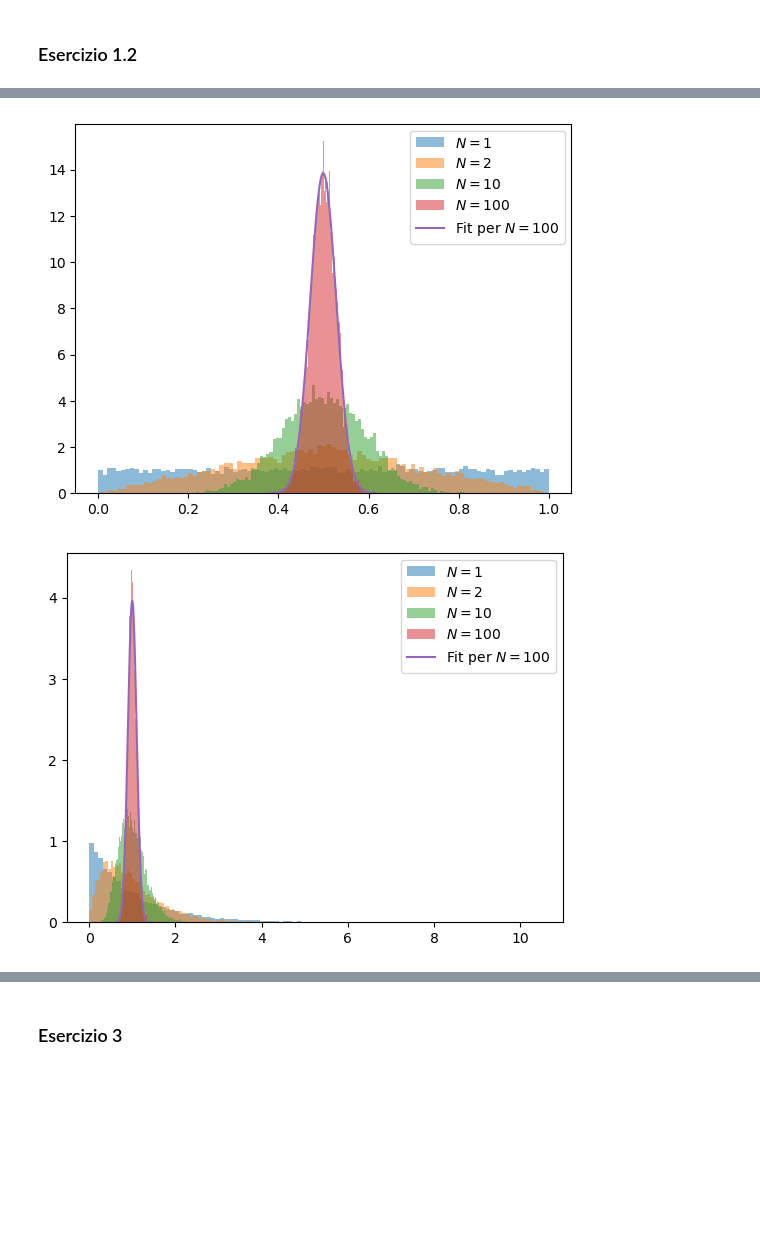
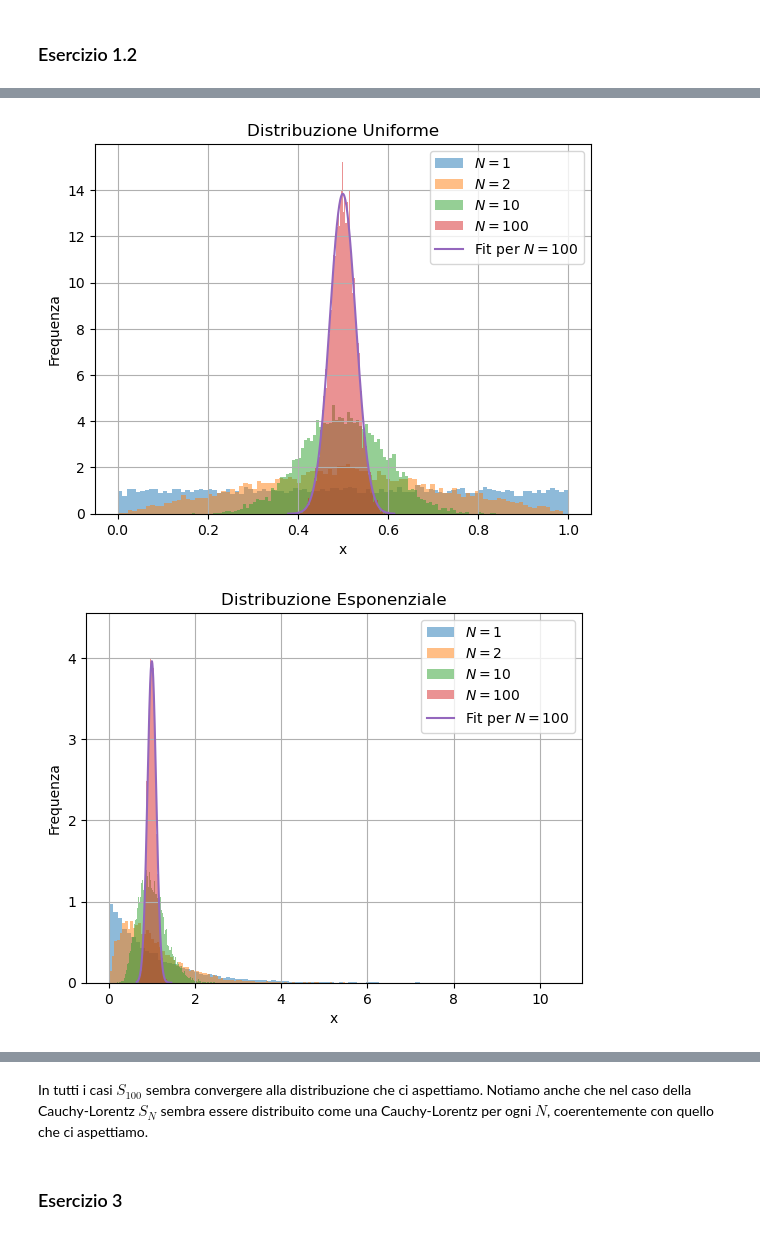
Before and after one commit to eliasteve/labsimnumerica, a Jupyter notebook: LSN_01/LSN_01.ipynb, the cells around one changed output, grey strips where cells are left out. Cells and saved outputs as stored; diff of their text form; code cells hidden in the pictures; blank space fills up the shorter version.

```diff
--- a/LSN_01/LSN_01.ipynb
+++ b/LSN_01/LSN_01.ipynb
@@ -46,7 +58,7 @@ with open("lsn1.1_chi2s.dat", "r") as f:
         chi2s.append(float(line))
 # %%
 k = 99 #Gradi di libertà = numero di suddivisioni -1
-__, bins, __ = plt.hist(chi2s, density=True)
+__, bins, __ = plt.hist(chi2s, density=True, bins=50)
 ys = np.linspace(bins[0], bins[-1], 100)
 plt.plot(ys, sp.stats.chi2.pdf(ys, df=k))
 # %% [output]
@@ -82,27 +141,36 @@ plt.plot(ys, sp.stats.expon.pdf(ys, scale=1/0.3))
 # %%
+#(nome della distribuzione, nome del file con i dati, bin per gli istogrammi, funzione cui S_N converge via il teorerma del lim. centrale)
+#Il valore dei bin della Cauchy-Lorentz è irrilevante perché non verrà usato
 plots = [
-    ("standard", "std_die.dat", 100, sp.stats.norm),
-    ("exponential", "exp_die.dat", 100, sp.stats.norm),
-    ("cauchy lorentz", "cauchy_die.dat", 0, sp.stats.cauchy)
+    ("Uniforme", "std_die.dat", 100, sp.stats.norm),
+    ("Esponenziale", "exp_die.dat", 100, sp.stats.norm),
+    ("Cauchy-Lorentz", "cauchy_die.dat", 0, sp.stats.cauchy)
 ]
 
 for name, filename, bins, distro in plots:
     data = np.loadtxt(filename)
-    if name == "cauchy lorentz":
+    if name == "Cauchy-Lorentz":
+        #I bin della Cauchy-Lorentz sono 100 in [-10, 10], più due bin esterni che comprendono gli outliers
+        #e che nel grafico non saranno mostrati
         bins = np.concatenate(([data.min()], np.linspace(-10, 10, 100), [data.max()]))
     for i, N in zip(range(data.shape[-1]), [1, 2, 10, 100]):
         __, hist_bins, __ = plt.hist(data[:, i], density=True, bins=bins, alpha=0.5, label=f"$N={N}$")
     loc, scale = distro.fit(data[:, 3])
-    if name == "cauchy lorentz":
+    if name == "Cauchy-Lorentz":
         xmin, xmax = 10, -10
     else:
         xmin, xmax = hist_bins[0], hist_bins[-1]
     xs = np.linspace(xmin, xmax, 1000)
     plt.plot(xs, distro.pdf(xs, loc, scale), label = "Fit per $N=100$")
-    if name == "cauchy lorentz":
+    if name == "Cauchy-Lorentz":
         plt.xlim(-10, 10)
+        plt.title("Distribuzione di "+name)
+    else: plt.title("Distribuzione "+name)
+    plt.ylabel("Frequenza")
+    plt.xlabel("x")
     plt.legend()
+    plt.grid()
     plt.show()
 # %% [output]
-[figure, old version]
+[figure, new version]
-[figure, old version]
+[figure, new version]
@@ -110,2 +178,4 @@ for name, filename, bins, distro in plots:
+# %% [markdown]
+In tutti i casi $S_{100}$ sembra convergere alla distribuzione che ci aspettiamo. Notiamo anche che nel caso della Cauchy-Lorentz $S_N$ sembra essere distribuito come una Cauchy-Lorentz per ogni $N$, coerentemente con quello che ci aspettiamo.
 # %% [markdown]
 ### Esercizio 3
```
Also changed, not shown: parts of 27 cells of this notebook, 2 other files.
